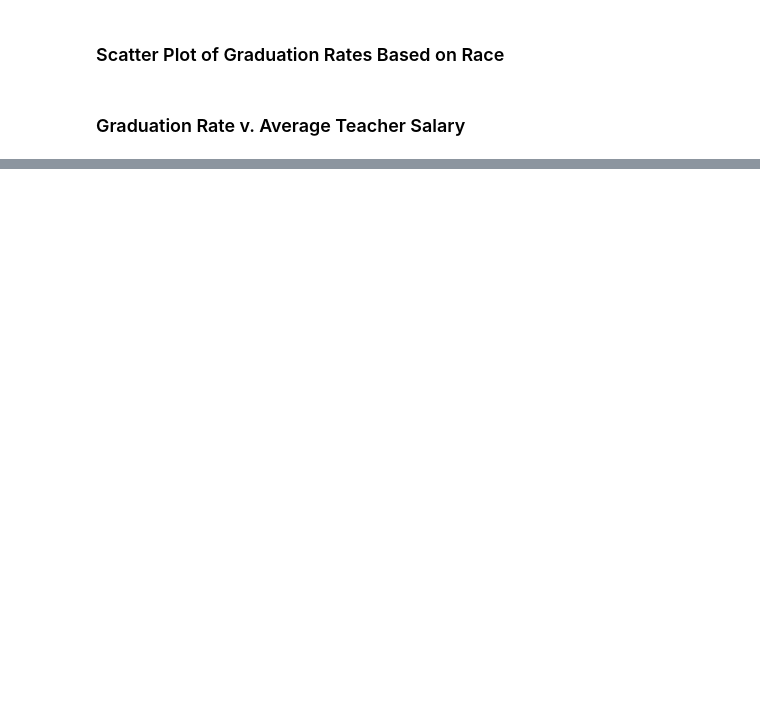
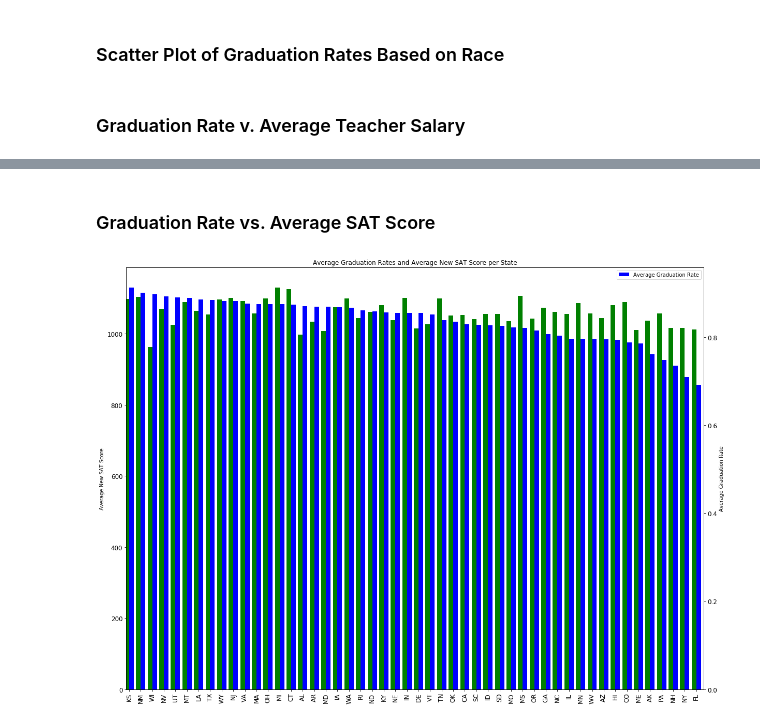
Before and after one commit to jelizalo/project-one, a Jupyter notebook: ProjectMaster.ipynb, the cells around one changed output, grey strips where cells are left out. Saved outputs shown, nothing was run; the diff lists cells and outputs as text; code cells hidden in the pictures; blank space fills up the shorter version.

```diff
--- a/ProjectMaster.ipynb
+++ b/ProjectMaster.ipynb
@@ -672,0 +571,23 @@ plt.show()
+# %% [markdown]
+### Graduation Rate vs. Average SAT Score ###
+# %%
+# comparing Graduation rate with Average SAT Score
+fig = plt.figure() # Create matplotlib figure
+ax = fig.add_subplot(111) # Create matplotlib axes
+ax2 = ax.twinx() # Create another axes that shares the same x-axis as ax.
+y_pos = np.arange(len(education_final))
+width = 0.4
+education_final['Average New SAT Score'].plot(kind='bar', color='green', ax=ax, width=width, position=1,
+                                         title ="Average Graduation Rates and Average New SAT Score per State",
+                                         figsize=(20,15), fontsize=12)
+education_final['Average Graduation Rate'].plot(kind='bar', color='blue', ax=ax2, width=width, position=0, figsize=(20,15),
+                                         fontsize=12)
+plt.xticks(y_pos, education_final['ST'])
+ax.set_ylabel('Average New SAT Score')
+ax2.set_ylabel('Average Graduation Rate')
+plt.legend(loc='best')
+
+plt.savefig('GradRates_vs_SAT.png')
+plt.show()
+# %% [output]
+[figure, added]
```
Also changed, not shown: parts of 30 cells of this notebook.
